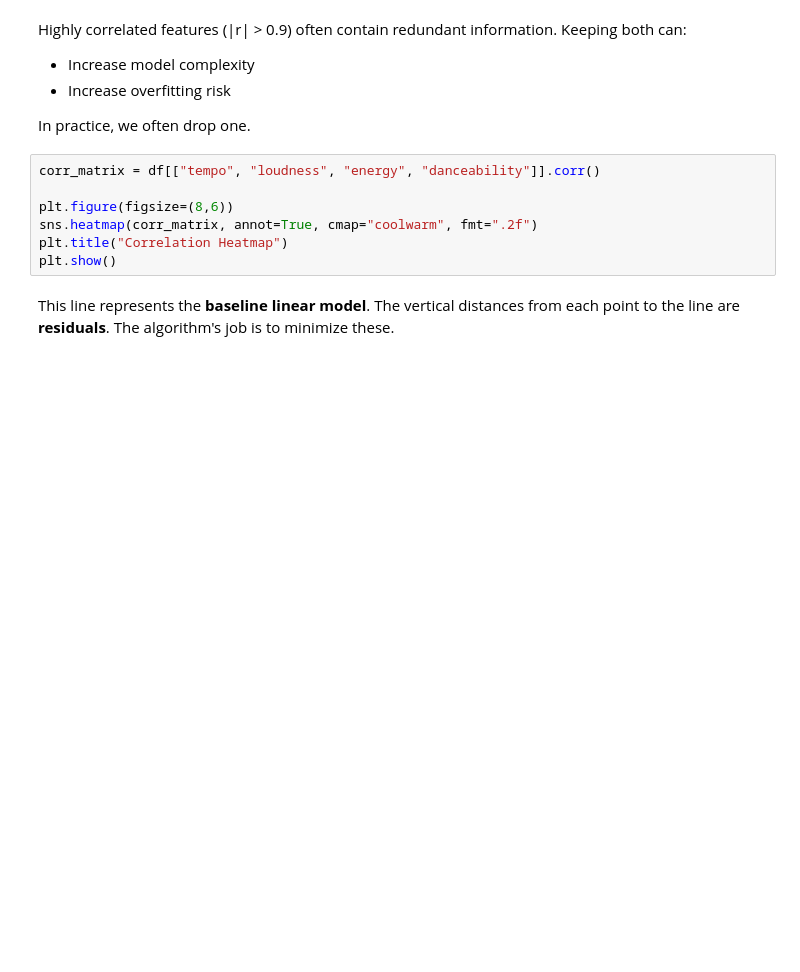
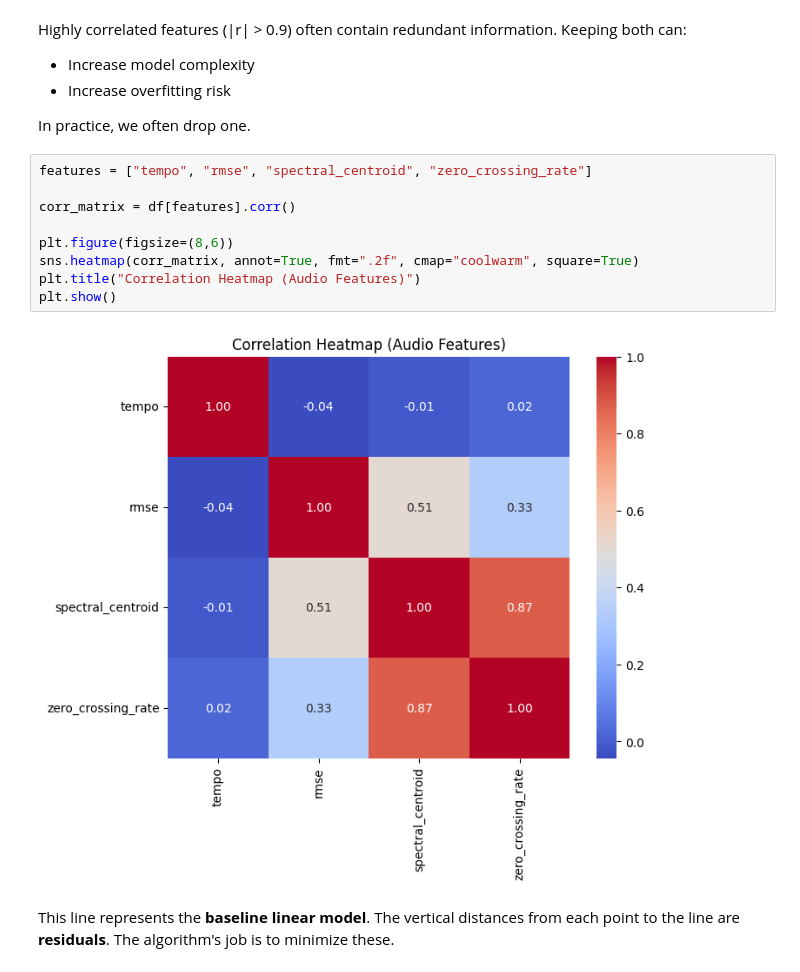
Before and after one commit to RED-40-max/ML-concepts, a Jupyter notebook: p2.ipynb, the cells around one changed output. Cells and saved outputs as stored; diff of their text form; blank space fills up the shorter version.

```diff
--- a/p2.ipynb
+++ b/p2.ipynb
@@ -67,12 +84,16 @@ Keeping both can:
 
 In practice, we often drop one.
 # %%
-corr_matrix = df[["tempo", "loudness", "energy", "danceability"]].corr()
+features = ["tempo", "rmse", "spectral_centroid", "zero_crossing_rate"]
+
+corr_matrix = df[features].corr()
 
 plt.figure(figsize=(8,6))
-sns.heatmap(corr_matrix, annot=True, cmap="coolwarm", fmt=".2f")
-plt.title("Correlation Heatmap")
+sns.heatmap(corr_matrix, annot=True, fmt=".2f", cmap="coolwarm", square=True)
+plt.title("Correlation Heatmap (Audio Features)")
 plt.show()
+# %% [output]
+[figure, added]
 # %% [markdown]
 This line represents the **baseline linear model**.
 The vertical distances from each point to the line are **residuals**.
```
Also changed, not shown: parts of 13 cells of this notebook.
